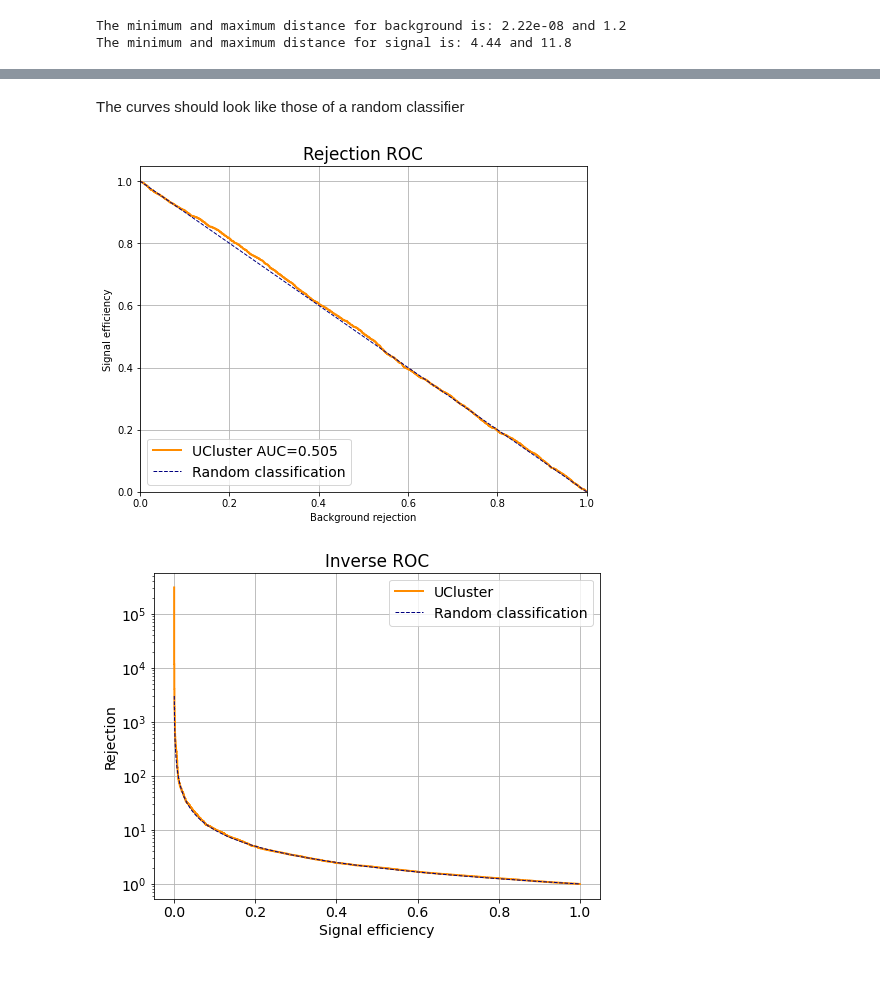
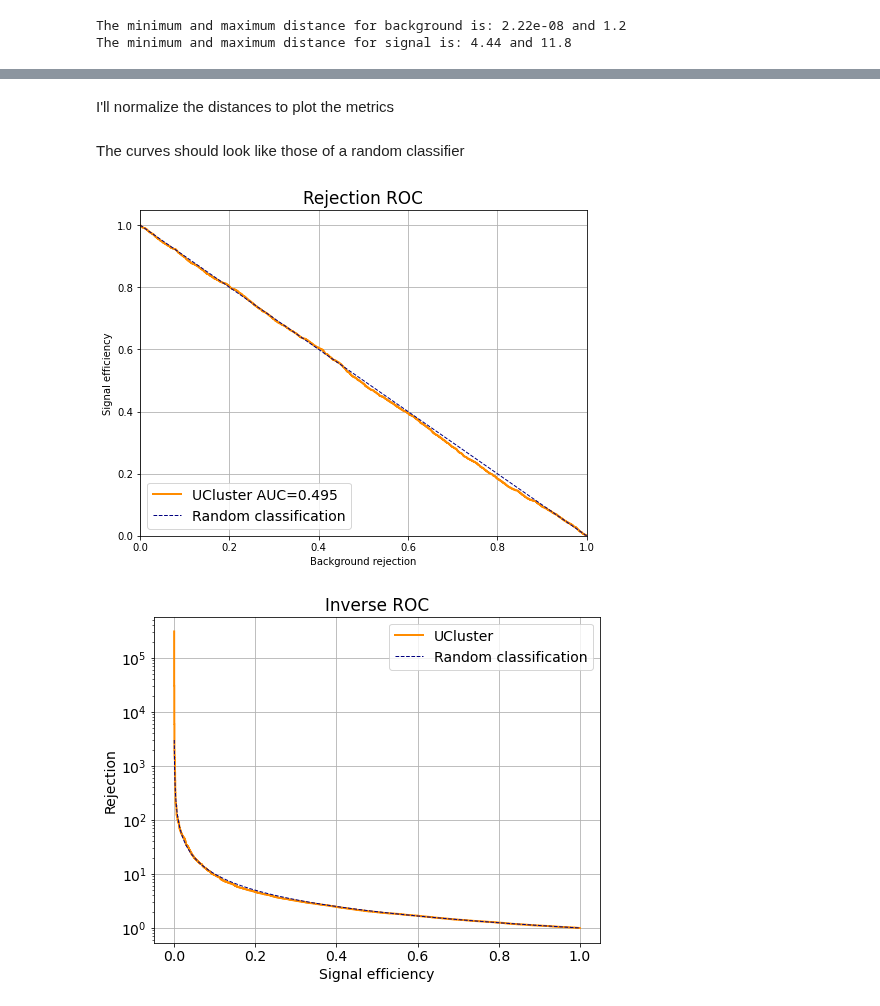
Before and after one commit to marianaiv/benchtools, a Jupyter notebook: notebooks/10.0-UCluster-data.ipynb, the cells around one changed output, grey strips where cells are left out. Drawn from its saved outputs; the diff is of its cells as text; code cells hidden in the pictures; blank space fills up the shorter version.

```diff
--- a/notebooks/10.0-UCluster-data.ipynb
+++ b/notebooks/10.0-UCluster-data.ipynb
@@ -321,7 +321,7 @@ y_score
 # %% [markdown]
 Here can be seen why all the events are labeled as background:
 # %%
-y_score = y_score.assign(label=y_label)
+#y_score = y_score.assign(label=y_label)
 
 min_bkg = y_score['dist_0'].min()
 max_bkg = y_score['dist_0'].max()
@@ -336,17 +341,26 @@ The minimum and maximum distance for signal is: 4.44 and 11.8
+# %% [markdown]
+I'll normalize the distances to plot the metrics
+# %%
+from sklearn.preprocessing import MinMaxScaler
+
+x = y_score.values #returns a numpy array
+min_max_scaler = MinMaxScaler()
+x_scaled = min_max_scaler.fit_transform(x)
+df_score = pd.DataFrame(x_scaled, columns=['dist_0', 'dist_1'])
 # %% [markdown]
 The curves should look like those of a random classifier
 # %%
-rejection_plot(names='UCluster', labels=y_label.loc[:,'label'], probs=y_score.loc[:,'dist_1'])
+rejection_plot(names='UCluster', labels=y_label.loc[:,'label'], probs=1-df_score.loc[:,'dist_1'])
 plt.show()
 
-inverse_roc_plot(names='UCluster', labels=y_label.loc[:,'label'], probs=y_score.loc[:,'dist_1'])
+inverse_roc_plot(names='UCluster', labels=y_label.loc[:,'label'], probs=1-df_score.loc[:,'dist_1'])
 plt.show()
 
-significance_plot(names='UCluster', labels=y_label.loc[:,'label'], probs=y_score.loc[:,'dist_1'])
+significance_plot(names='UCluster', labels=y_label.loc[:,'label'], probs=1-df_score.loc[:,'dist_1'])
 plt.show()
 
-precision_recall_plot(names='UCluster', labels=y_label.loc[:,'label'], probs=y_score.loc[:,'dist_1'])
+precision_recall_plot(names='UCluster', labels=y_label.loc[:,'label'], probs=1-df_score.loc[:,'dist_1'])
 plt.show()
 # %% [output]
-[figure, old version]
+[figure, new version]
 [figure]
```
Also changed, not shown: parts of 24 cells of this notebook.
